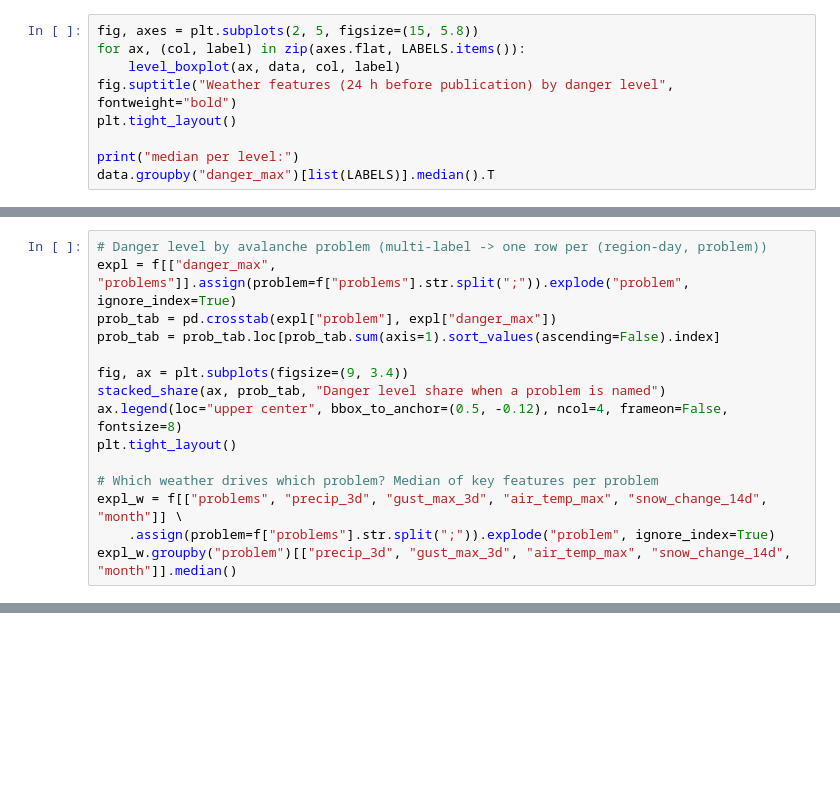
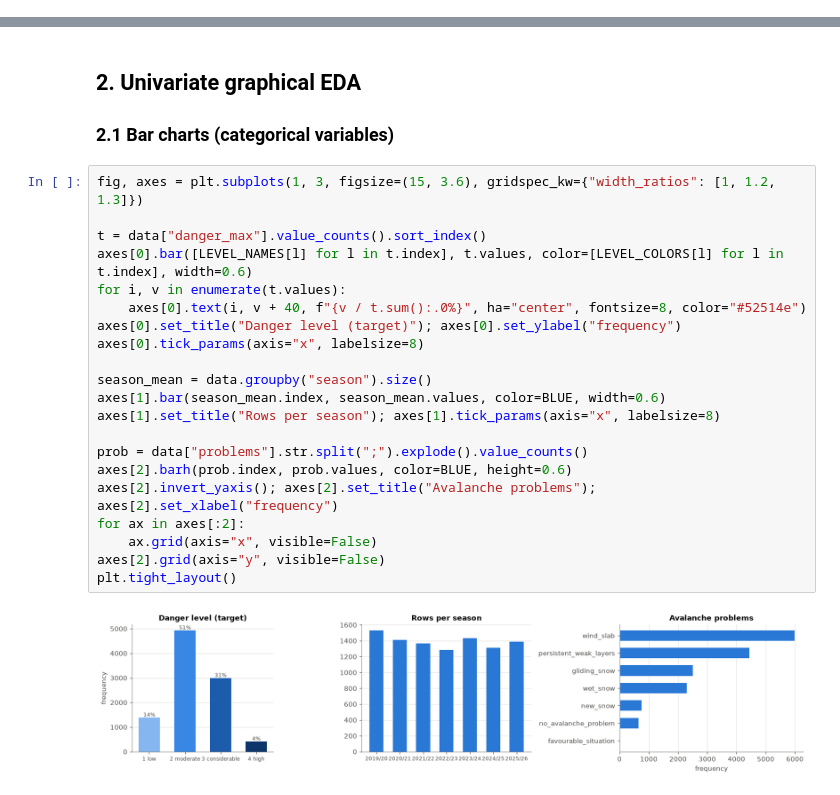
Before and after one commit to dominik-glaetzle/data-engineering-project, a Jupyter notebook: src/data_engineering_project/eda.ipynb, the cells around one changed output, grey strips where cells are left out. Drawn from its saved outputs; the diff is of its cells as text; blank space fills up the shorter version.

```diff
--- a/src/data_engineering_project/eda.ipynb
+++ b/src/data_engineering_project/eda.ipynb
@@ -394,9 +0,0 @@ by_station.sort_values("pressure_mean")
-# %%
-fig, axes = plt.subplots(2, 5, figsize=(15, 5.8))
-for ax, (col, label) in zip(axes.flat, LABELS.items()):
-    level_boxplot(ax, data, col, label)
-fig.suptitle("Weather features (24 h before publication) by danger level", fontweight="bold")
-plt.tight_layout()
-
-print("median per level:")
-data.groupby("danger_max")[list(LABELS)].median().T
@@ -592,15 +0,0 @@ majority class (always 2):        50.7%
-# %%
-# Danger level by avalanche problem (multi-label -> one row per (region-day, problem))
-expl = f[["danger_max", "problems"]].assign(problem=f["problems"].str.split(";")).explode("problem", ignore_index=True)
-prob_tab = pd.crosstab(expl["problem"], expl["danger_max"])
-prob_tab = prob_tab.loc[prob_tab.sum(axis=1).sort_values(ascending=False).index]
-
-fig, ax = plt.subplots(figsize=(9, 3.4))
-stacked_share(ax, prob_tab, "Danger level share when a problem is named")
-ax.legend(loc="upper center", bbox_to_anchor=(0.5, -0.12), ncol=4, frameon=False, fontsize=8)
-plt.tight_layout()
-
-# Which weather drives which problem? Median of key features per problem
-expl_w = f[["problems", "precip_3d", "gust_max_3d", "air_temp_max", "snow_change_14d", "month"]] \
-    .assign(problem=f["problems"].str.split(";")).explode("problem", ignore_index=True)
-expl_w.groupby("problem")[["precip_3d", "gust_max_3d", "air_temp_max", "snow_change_14d", "month"]].median()
@@ -834,0 +196,26 @@ The weather signal is real but weak per feature (max |ρ| ≈ 0.42, MI ≤ 0.16
+# %% [markdown]
+## 2. Univariate graphical EDA
+### 2.1 Bar charts (categorical variables)
+# %%
+fig, axes = plt.subplots(1, 3, figsize=(15, 3.6), gridspec_kw={"width_ratios": [1, 1.2, 1.3]})
+
+t = data["danger_max"].value_counts().sort_index()
+axes[0].bar([LEVEL_NAMES[l] for l in t.index], t.values, color=[LEVEL_COLORS[l] for l in t.index], width=0.6)
+for i, v in enumerate(t.values):
+    axes[0].text(i, v + 40, f"{v / t.sum():.0%}", ha="center", fontsize=8, color="#52514e")
+axes[0].set_title("Danger level (target)"); axes[0].set_ylabel("frequency")
+axes[0].tick_params(axis="x", labelsize=8)
+
+season_mean = data.groupby("season").size()
+axes[1].bar(season_mean.index, season_mean.values, color=BLUE, width=0.6)
+axes[1].set_title("Rows per season"); axes[1].tick_params(axis="x", labelsize=8)
+
+prob = data["problems"].str.split(";").explode().value_counts()
+axes[2].barh(prob.index, prob.values, color=BLUE, height=0.6)
+axes[2].invert_yaxis(); axes[2].set_title("Avalanche problems"); axes[2].set_xlabel("frequency")
+for ax in axes[:2]:
+    ax.grid(axis="x", visible=False)
+axes[2].grid(axis="y", visible=False)
+plt.tight_layout()
+# %% [output]
+[figure, added]
```
Also changed, not shown: parts of 103 cells of this notebook, 2 other files.
